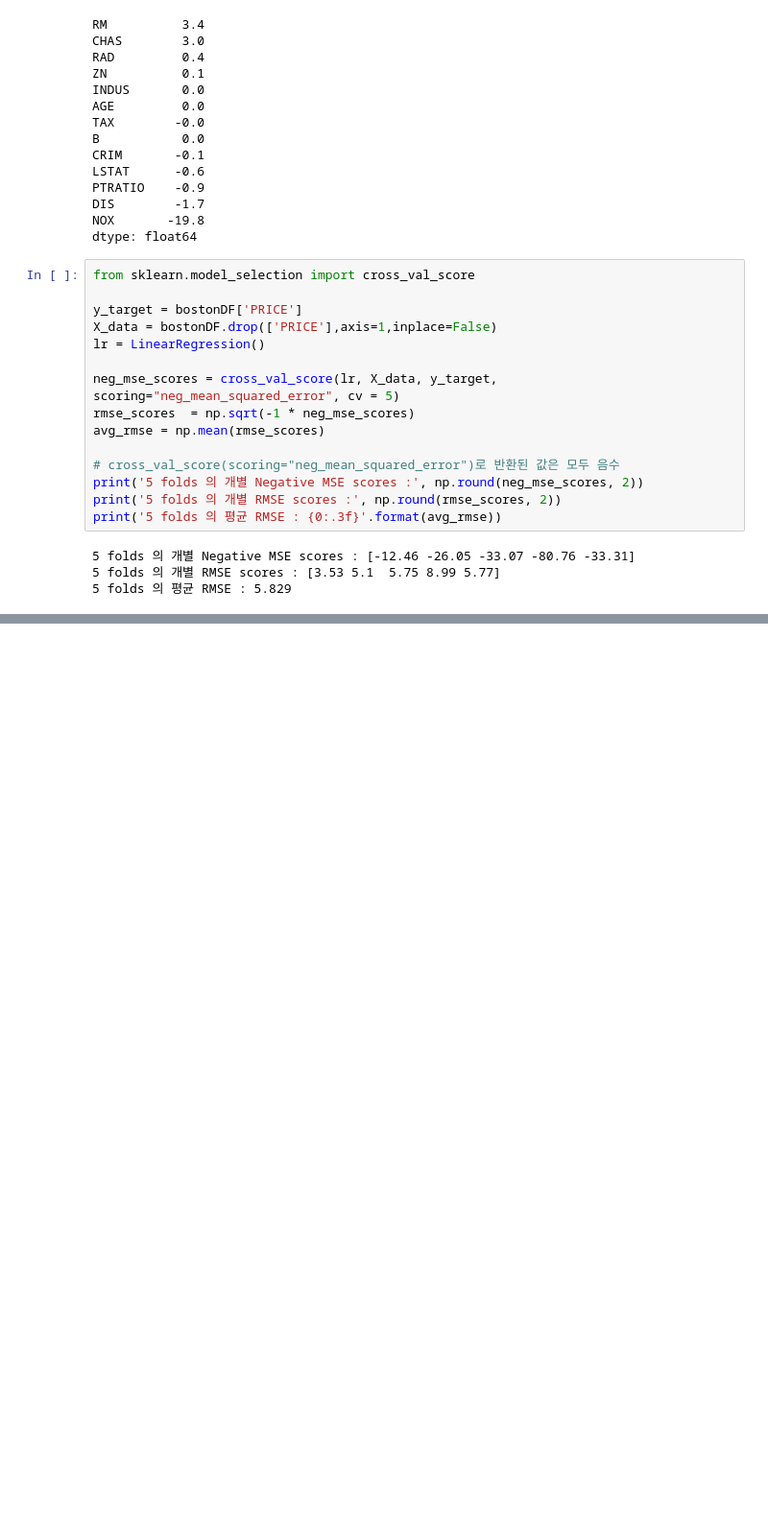
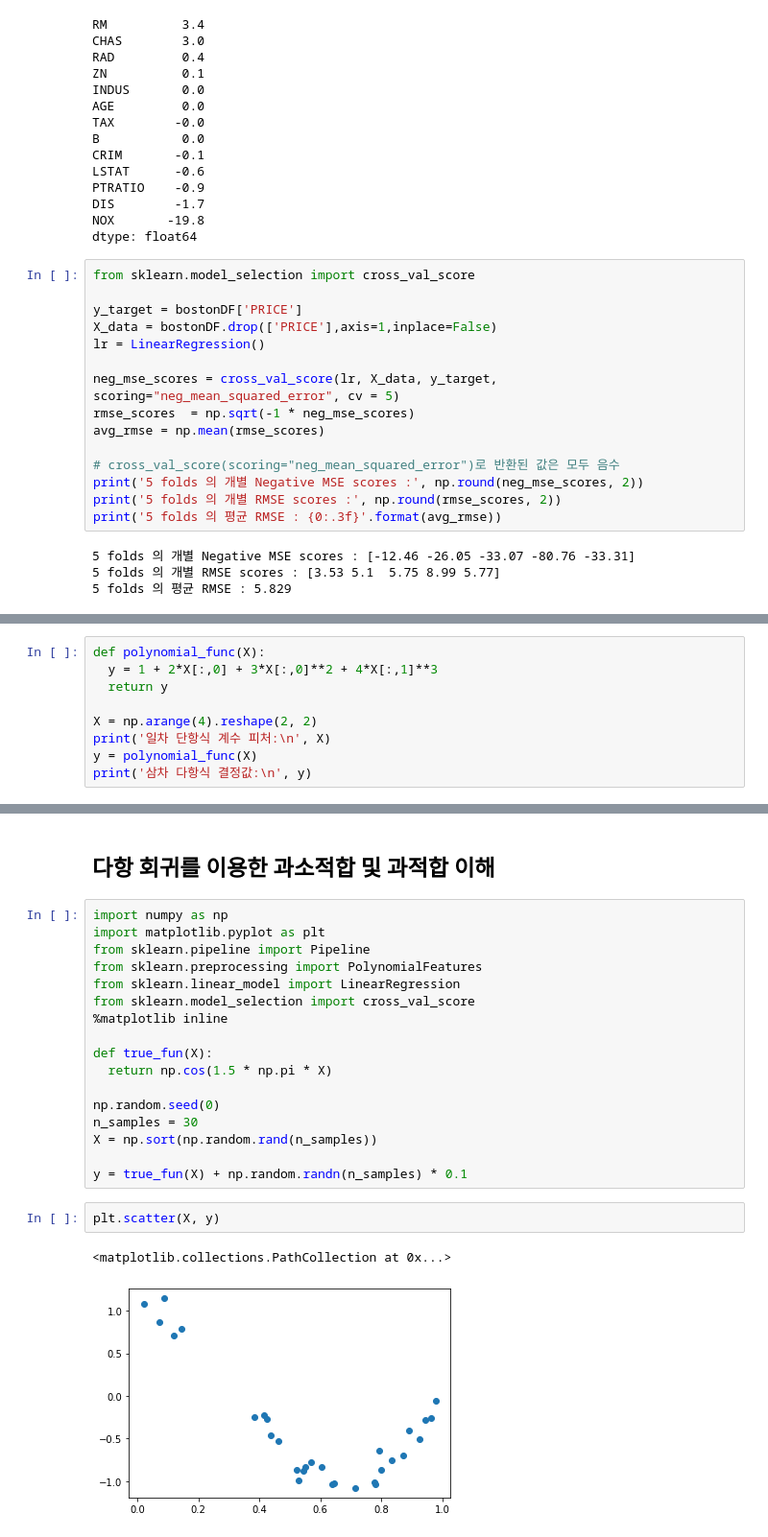
Before and after one commit to kakao99percent/Python_practice, a Jupyter notebook: 파이썬 머신러닝 완벽 가이드/Chapter5.ipynb, the cells around one changed output, grey strips where cells are left out. Shown at 96% size. Cells and saved outputs as stored; diff of their text form; blank space fills up the shorter version.

```diff
--- a/파이썬 머신러닝 완벽 가이드/Chapter5.ipynb
+++ b/파이썬 머신러닝 완벽 가이드/Chapter5.ipynb
@@ -228,0 +249,9 @@ print('5 folds 의 평균 RMSE : {0:.3f}'.format(avg_rmse))
+# %%
+def polynomial_func(X):
+  y = 1 + 2*X[:,0] + 3*X[:,0]**2 + 4*X[:,1]**3
+  return y
+
+X = np.arange(4).reshape(2, 2)
+print('일차 단항식 계수 피처:\n', X)
+y = polynomial_func(X)
+print('삼차 다항식 결정값:\n', y)
@@ -228,0 +279,24 @@ print('5 folds 의 평균 RMSE : {0:.3f}'.format(avg_rmse))
+# %% [markdown]
+## 다항 회귀를 이용한 과소적합 및 과적합 이해
+# %%
+import numpy as np
+import matplotlib.pyplot as plt
+from sklearn.pipeline import Pipeline
+from sklearn.preprocessing import PolynomialFeatures
+from sklearn.linear_model import LinearRegression
+from sklearn.model_selection import cross_val_score
+%matplotlib inline
+
+def true_fun(X):
+  return np.cos(1.5 * np.pi * X)
+
+np.random.seed(0)
+n_samples = 30
+X = np.sort(np.random.rand(n_samples))
+
+y = true_fun(X) + np.random.randn(n_samples) * 0.1
+# %%
+plt.scatter(X, y)
+# %% [output]
+<matplotlib.collections.PathCollection at 0x...>
+[figure, added]
```
Also changed, not shown: parts of 11 cells of this notebook.
